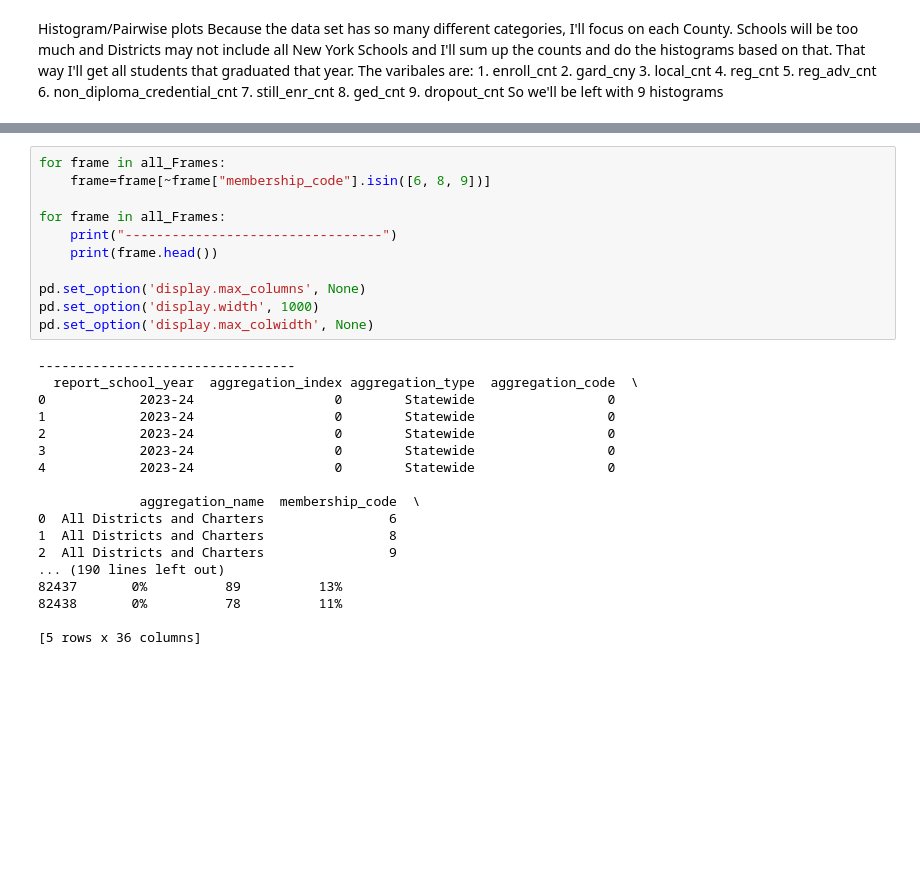
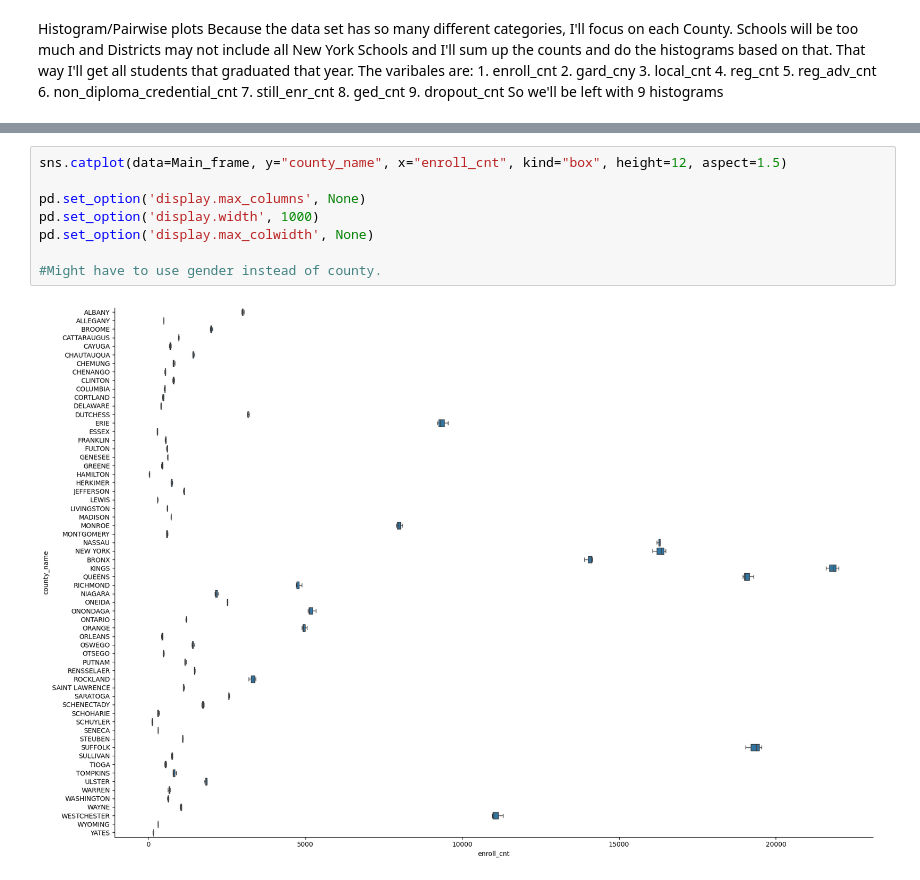
Before and after one commit to datasheng/CSC460-Fatoumata_Drammeh, a Jupyter notebook: HW4/EDA.ipynb, the cells around one changed output, grey strips where cells are left out. Saved outputs shown, nothing was run; the diff lists cells and outputs as text; blank space fills up the shorter version.

```diff
--- a/HW4/EDA.ipynb
+++ b/HW4/EDA.ipynb
@@ -118,29 +165,10 @@ Because the data set has so many different categories, I'll focus on each County
 # %%
-for frame in all_Frames:
-    frame=frame[~frame["membership_code"].isin([6, 8, 9])]
-
-for frame in all_Frames:
-    print("---------------------------------")
-    print(frame.head())
+sns.catplot(data=Main_frame, y="county_name", x="enroll_cnt", kind="box", height=12, aspect=1.5)
 
 pd.set_option('display.max_columns', None)
 pd.set_option('display.width', 1000)
 pd.set_option('display.max_colwidth', None)
+
+#Might have to use gender instead of county.
 # %% [output]
----------------------------------
-  report_school_year  aggregation_index aggregation_type  aggregation_code  \
-0            2023-24                  0        Statewide                 0
-1            2023-24                  0        Statewide                 0
-2            2023-24                  0        Statewide                 0
-3            2023-24                  0        Statewide                 0
-4            2023-24                  0        Statewide                 0
-
-             aggregation_name  membership_code  \
-0  All Districts and Charters                6
-1  All Districts and Charters                8
-2  All Districts and Charters                9
-... (190 lines left out)
-82437       0%          89          13%
-82438       0%          78          11%
-
-[5 rows x 36 columns]
+[figure, added]
```
Also changed, not shown: parts of 3 cells of this notebook.
